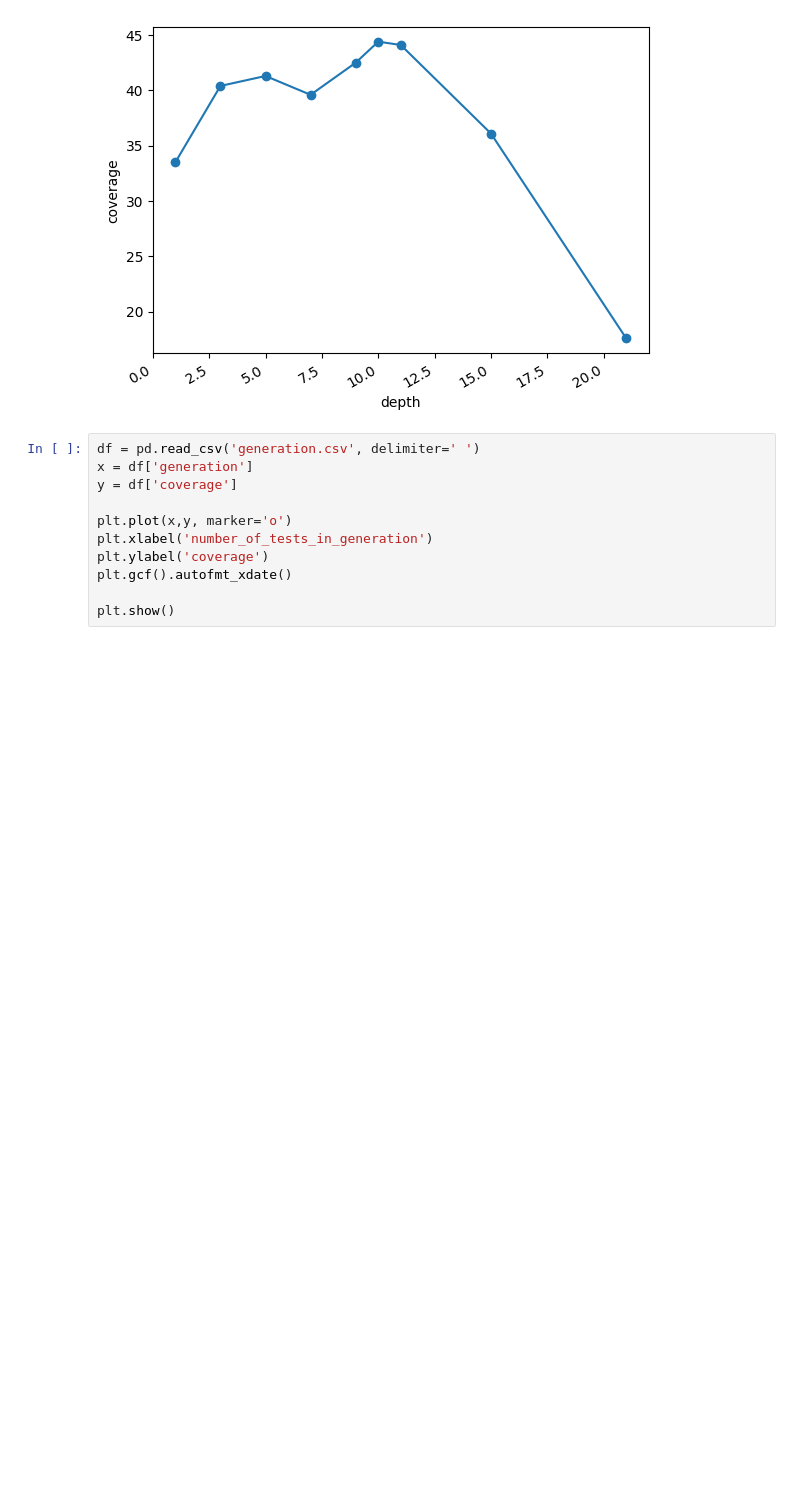
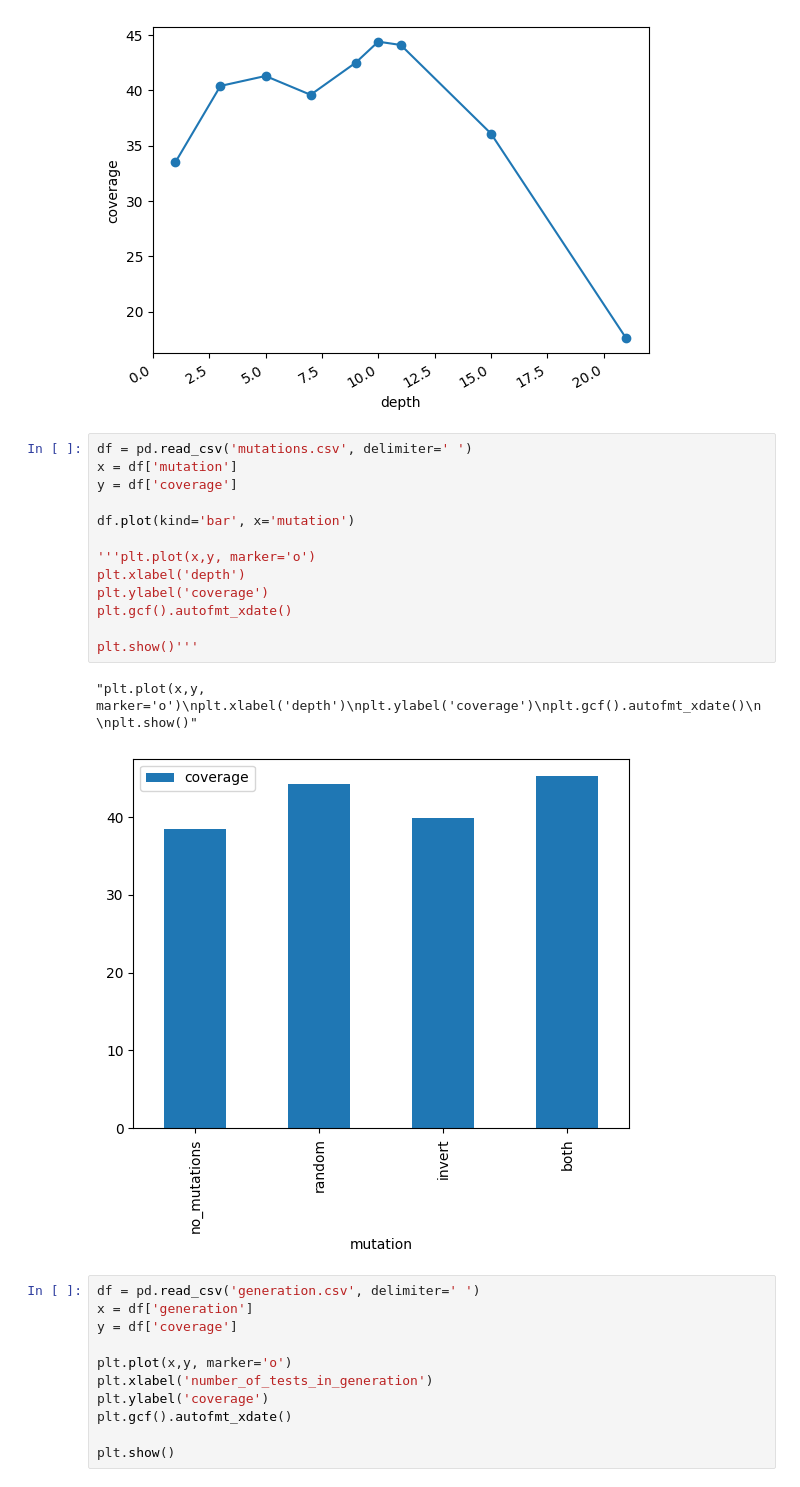
Before and after one commit to iStrannik/FuzzGoTemplate, a Jupyter notebook: for_text/draw_history.ipynb, the cells around one changed output. Drawn from its saved outputs; the diff is of its cells as text; blank space fills up the shorter version.

```diff
--- a/for_text/draw_history.ipynb
+++ b/for_text/draw_history.ipynb
@@ -27,6 +25,22 @@ plt.gcf().autofmt_xdate()
 plt.show()
 # %% [output]
 [figure]
+# %%
+df = pd.read_csv('mutations.csv', delimiter=' ')
+x = df['mutation']
+y = df['coverage']
+
+df.plot(kind='bar', x='mutation')
+
+'''plt.plot(x,y, marker='o')
+plt.xlabel('depth')
+plt.ylabel('coverage')
+plt.gcf().autofmt_xdate()
+
+plt.show()'''
+# %% [output]
+"plt.plot(x,y, marker='o')\nplt.xlabel('depth')\nplt.ylabel('coverage')\nplt.gcf().autofmt_xdate()\n\nplt.show()"
+[figure, added]
 # %%
 df = pd.read_csv('generation.csv', delimiter=' ')
 x = df['generation']
```
Also changed, not shown: parts of 2 cells of this notebook, 7 other files.
